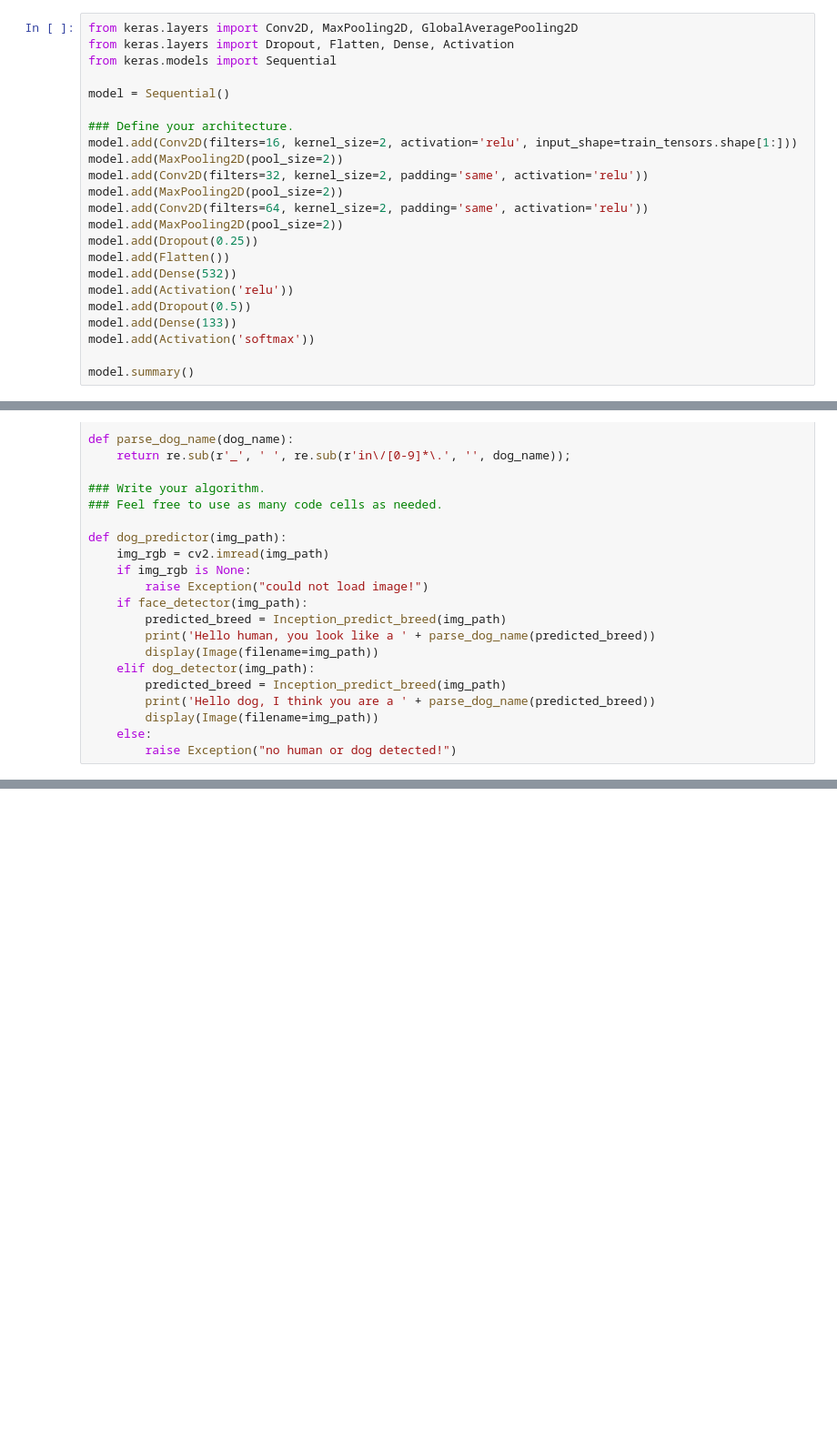
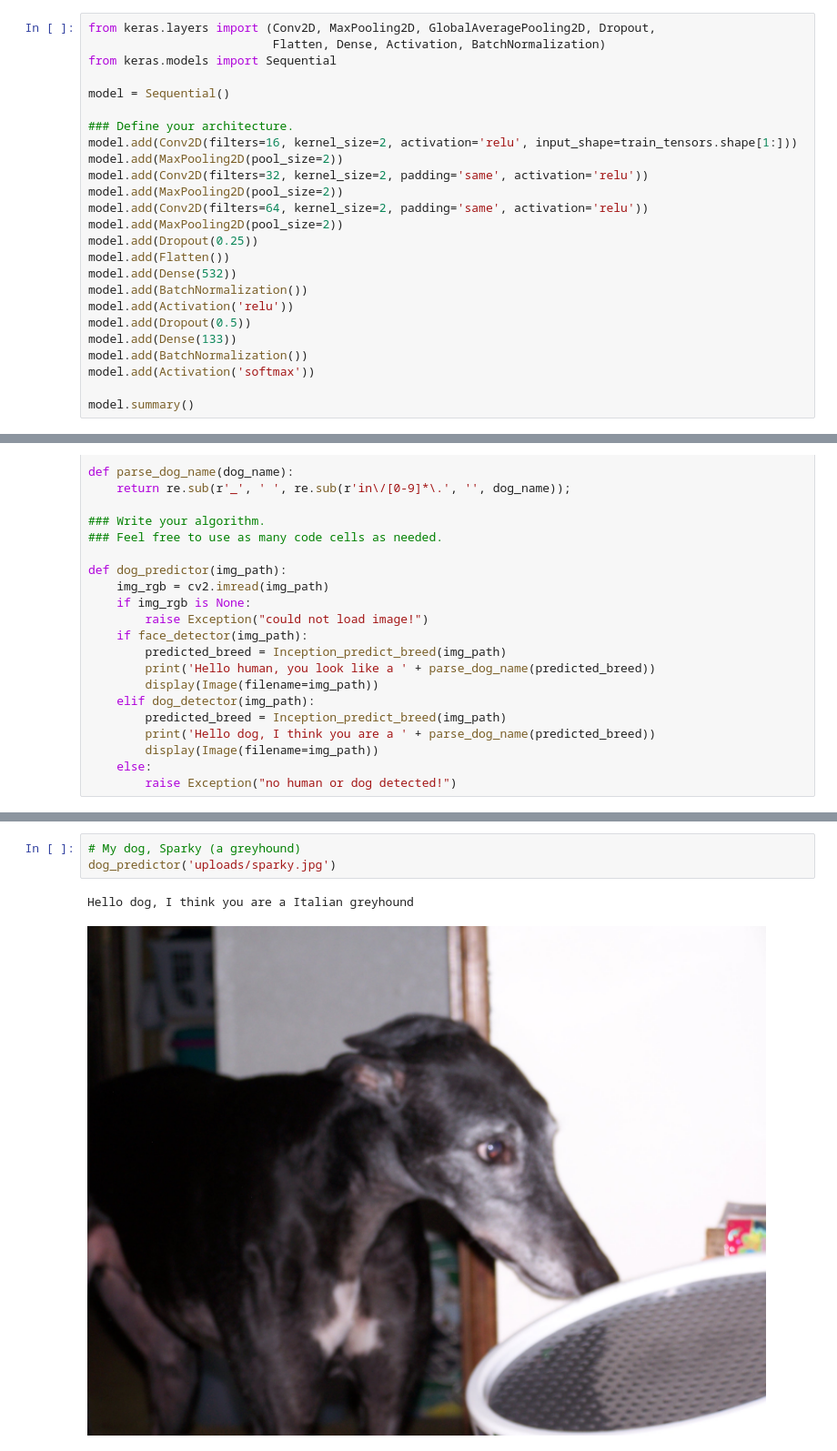
Before and after one commit to danielbank/dog-project, a Jupyter notebook: dog_app.ipynb, the cells around one changed output, grey strips where cells are left out. Shown at 91% size. Drawn from its saved outputs; the diff is of its cells as text; blank space fills up the shorter version.

```diff
--- a/dog_app.ipynb
+++ b/dog_app.ipynb
@@ -384,6 +387,6 @@ Last, we flatten our array into a vector and feed it into a fully connected laye
 # %%
-from keras.layers import Conv2D, MaxPooling2D, GlobalAveragePooling2D
-from keras.layers import Dropout, Flatten, Dense, Activation
+from keras.layers import (Conv2D, MaxPooling2D, GlobalAveragePooling2D, Dropout,
+                          Flatten, Dense, Activation, BatchNormalization)
 from keras.models import Sequential
 
 model = Sequential()
@@ -398,9 +401,11 @@ model.add(MaxPooling2D(pool_size=2))
 model.add(Dropout(0.25))
 model.add(Flatten())
 model.add(Dense(532))
+model.add(BatchNormalization())
 model.add(Activation('relu'))
 model.add(Dropout(0.5))
 model.add(Dense(133))
+model.add(BatchNormalization())
 model.add(Activation('softmax'))
 
 model.summary()
@@ -805,0 +809,6 @@ Hello human, you look like a Plott
+# %%
+# My dog, Sparky (a greyhound)
+dog_predictor('uploads/sparky.jpg')
+# %% [output]
+Hello dog, I think you are a Italian greyhound
+[figure, added]
```
Also changed, not shown: parts of 16 cells of this notebook, 2 other files.
